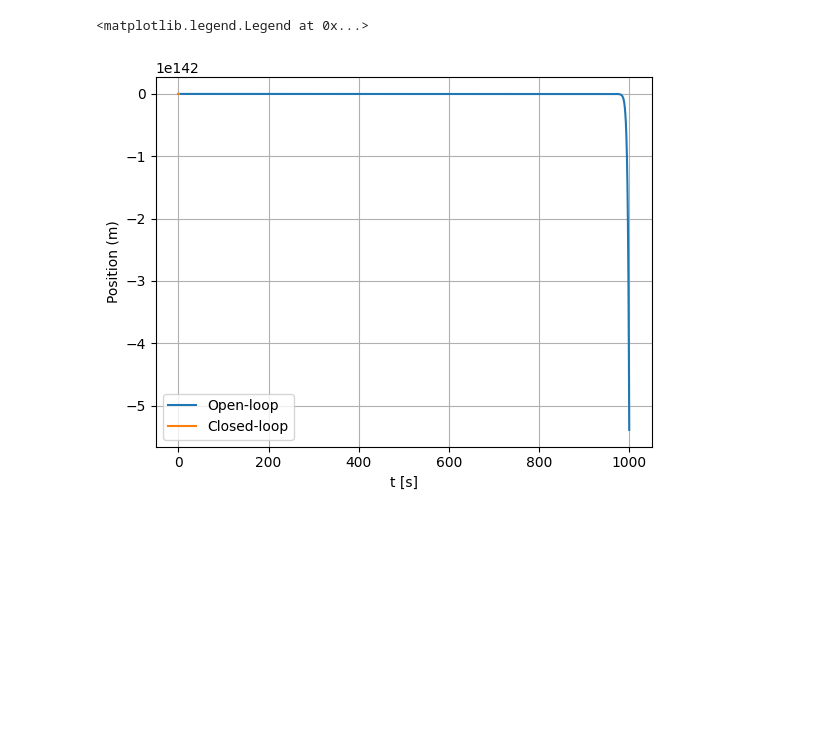
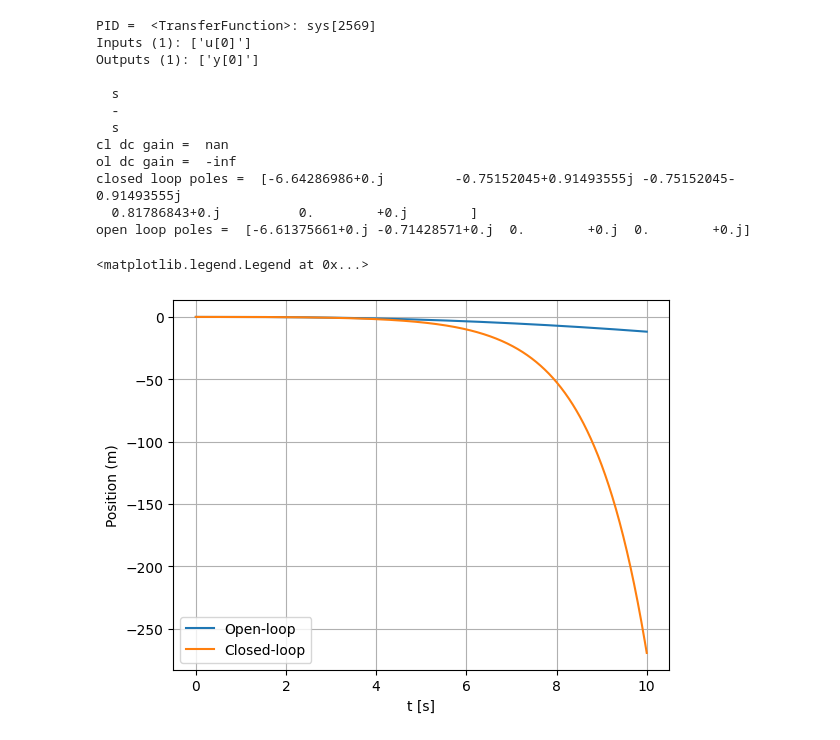
Before and after one commit to TijnAltenaAO/python-modeling, a Jupyter notebook: controlsystemsmodeling.ipynb, the cells around one changed output. Saved outputs shown, nothing was run; the diff lists cells and outputs as text; code cells hidden in the pictures; blank space fills up the shorter version.

```diff
--- a/controlsystemsmodeling.ipynb
+++ b/controlsystemsmodeling.ipynb
@@ -65,8 +106,8 @@ import numpy as np
 from control import *
 import matplotlib.pyplot as plt
 
-K = 0.28
-T_m = 0.1512
+K =5 # experimental lol
+T_m = 0.1512 # 0.1512
 
 num = [K]
 den = [1,1/T_m]
@@ -85,22 +126,24 @@ Y_pulse = G_motor * step
 
 f = 1 # frequency
 a =  2*np.pi*f # angular frequency
-cos = tf([1,0],[1,0,a**2])
+cos =  tf([1,0],[1,0,a**2])
 Y_cosine = G_motor * cos
 sine = tf([a],[1,0,a**2])
 Y_sine = G_motor * sine
 
 
 #open loop response = the system's output behavior without any feedback, measured after a step change in the systems input (= at the controller's output )
-t,y = step_response(G_motor,T=1,T_num=200, X0=0)     #X0 can be set as initial condition
-t2,yc = impulse_response(G_motor,T=1,T_num=200)
+t,y = step_response(G_motor,T=5,T_num=1000, X0=0)     #X0 can be set as initial condition
+t2,yc = impulse_response(G_motor,T=5,T_num=1000)
 t4,yc3 = impulse_response(Y_cosine, T=5, T_num=1000)
 t3,yc2 = impulse_response(Y_sine, T=5, T_num=1000)
 
+yc3 = yc3 * 6
+
 plt.plot(t4,yc3, label='Cosine response -  open loop')
-plt.plot(t3,yc2, label='Sine response -  open loop')
-plt.plot(t,y, label='Step response - open loop')
-plt.plot(t2,yc, label='Impulse response -  open loop')
+# plt.plot(t3,yc2, label='Sine response -  open loop')
+# plt.plot(t,y, label='Step response - open loop')
+# plt.plot(t2,yc, label='Impulse response -  open loop')
 plt.grid()
 plt.xlabel('time (s)')
 plt.ylabel('angle (rad)')
@@ -202,35 +236,57 @@ Outputs (1): ['y[0]']
 # %%
 # add PI controller (now it is closed loop)
-Kp,Ki,Kd=10.0,1.0,2.0 # idk if this way of defining is allowed. d = 0 because otherwise deg(num) > deg(den)
+Kp,Ki,Kd=1.0,0.0,0.0 # idk if this way of defining is allowed. d = 0 because otherwise deg(num) > deg(den)
 den = [1, 0]
 controller= tf([Kd,Kp,Ki],den)
-# print('PID = ', controller)
+print('PID = ', controller)
 
 G_control = controller*G_total
-G_controlled = feedback(G_control,[1],-1)  #GF is forward gain, [1] is unity feedback loop with -1 indicating negative feedback
+
+G_controlled = feedback(G_control,[1])  #GF is forward gain, [1] is unity feedback loop with -1 indicating negative feedback
 
 # print('G_controlled = ', G_controlled)
 
-t, y = step_response(5 * G_controlled, t)
+# t, y = step_response(5 * G_controlled, t)
 
 # w = np.logspace(-1,3,100)   #set omega range
 # bode_plot(G_controlled,w,dB=True,deg=False)
+poles1 = G_controlled.poles()
 
-# t2, yc = step_response(G_controlled,T=5,T_num=1000,X0=-0.0)
-# t, y = step_response(G_total,T=5,T_num=1000,X0=0)
+poles2 = G_total.poles()
+
+print ('cl dc gain = ', dcgain(G_controlled))
+print ('ol dc gain = ', dcgain(G_total))
+
+print('closed loop poles = ', poles1)
+print('open loop poles = ', poles2)
+
+t2, yc = step_response(0.2*G_controlled,T=10,T_num=1000,X0=-0.0)
+t, y = step_response(0.2*G_total,T=10,T_num=1000,X0=0)
 plt.plot(t,y, label='Open-loop')
 plt.plot(t2,yc, label='Closed-loop')
 plt.grid()
 plt.xlabel('t [s]')
 plt.ylabel('Position (m)')
 plt.legend()
 
 #impulse_response(g,T=10,T_num=200)
 
 
 
 
 # TODO add bode plots and pole zero plot at what places?
 # %% [output]
-<matplotlib.legend.Legend at 0x...>
+PID =  <TransferFunction>: sys[2569]
+Inputs (1): ['u[0]']
+Outputs (1): ['y[0]']
+
+  s
+  -
+  s
+cl dc gain =  nan
+ol dc gain =  -inf
+closed loop poles =  [-6.64286986+0.j         -0.75152045+0.91493555j -0.75152045-0.91493555j
+  0.81786843+0.j          0.        +0.j        ]
+open loop poles =  [-6.61375661+0.j -0.71428571+0.j  0.        +0.j  0.        +0.j]
+<matplotlib.legend.Legend at 0x...>
-[figure, old version]
+[figure, new version]
```
Also changed, not shown: parts of 4 cells of this notebook.
